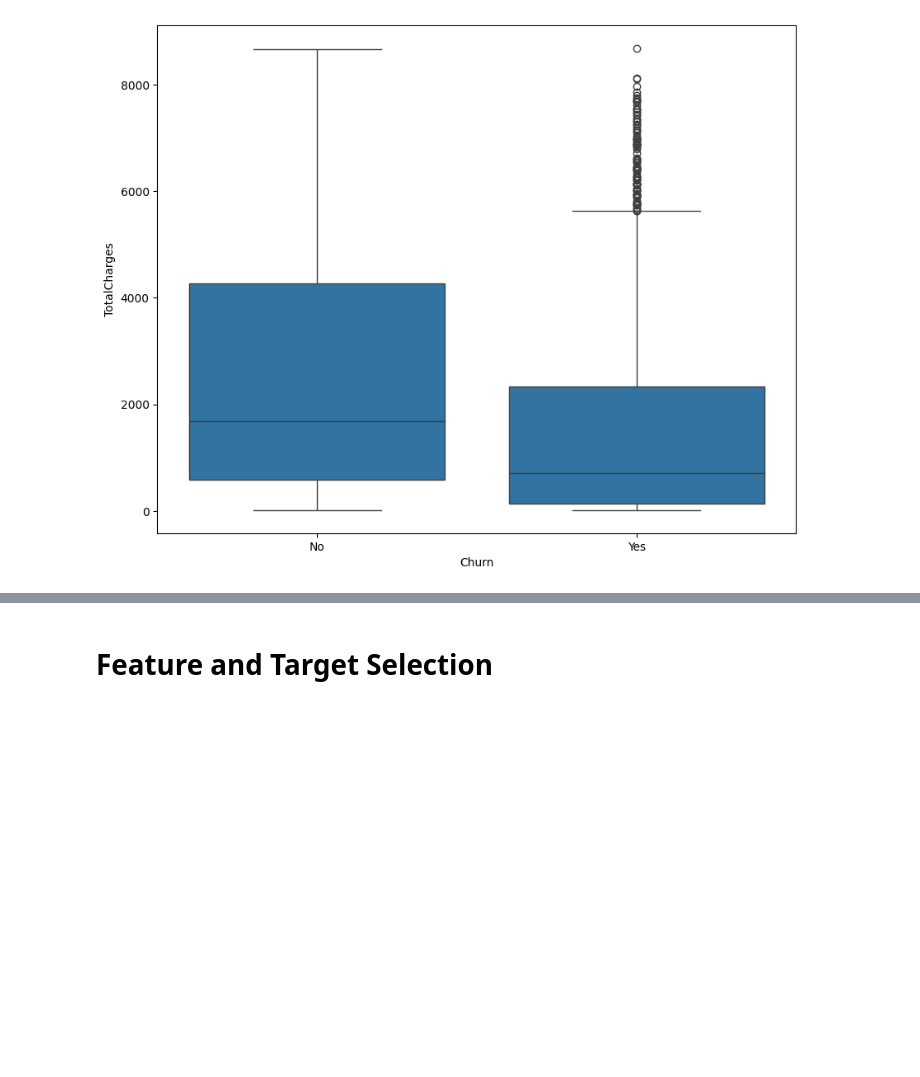
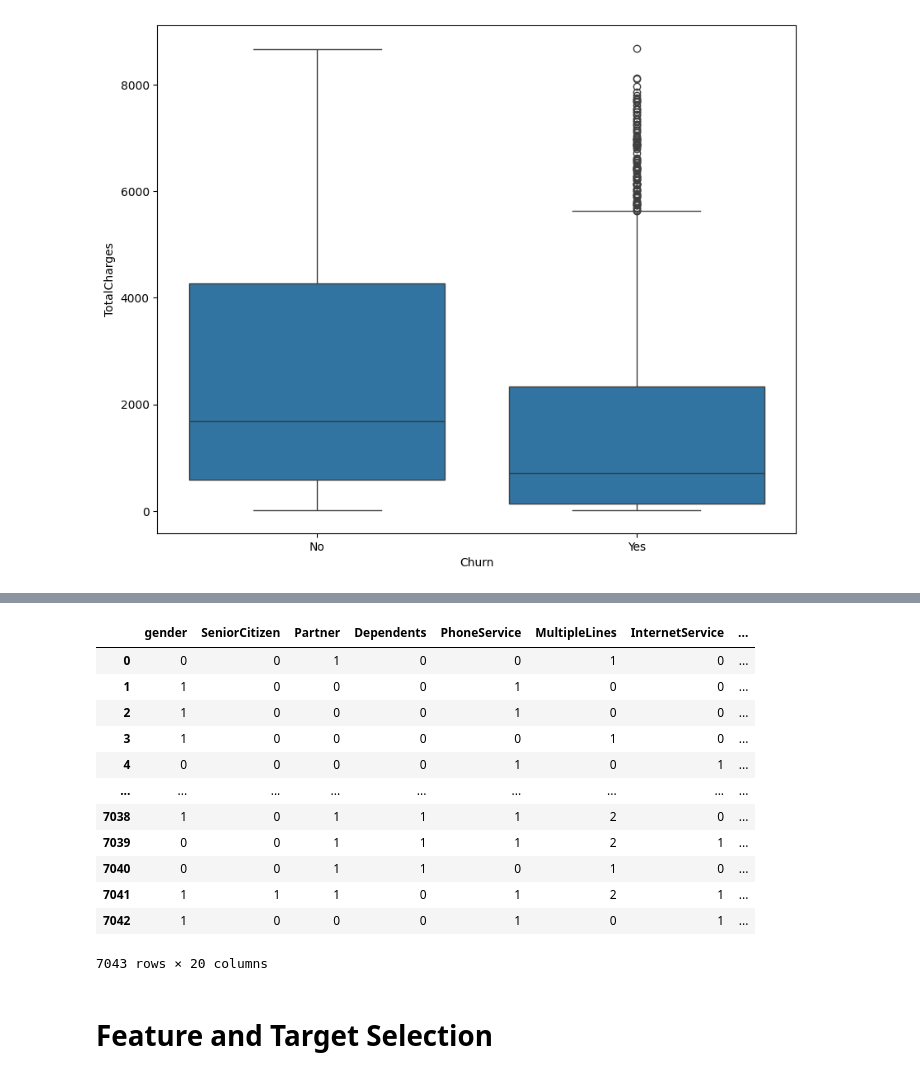
Before and after one commit to Men5ah/73812025_Churning_Customers, a Jupyter notebook: Homework.ipynb, the cells around one changed output, grey strips where cells are left out. Cells and saved outputs as stored; diff of their text form; code cells hidden in the pictures; blank space fills up the shorter version.

```diff
--- a/Homework.ipynb
+++ b/Homework.ipynb
@@ -283,3 +364,29 @@ plt.show()
+# %%
+scaler = StandardScaler()
+
+numerical_columns = ['tenure','MonthlyCharges','TotalCharges']
+df_to_scale = df[numerical]
+df_scaled= scaler.fit_transform(df_to_scale)
+df_scaled = pd.DataFrame(df_scaled, columns=numerical_columns)
+
+for i in numerical_columns:
+    df.drop([i], axis=1, inplace=True)
+df = pd.concat([df, df_scaled], axis=1)
+df
+# %% [output]
+|  | gender | SeniorCitizen | Partner | Dependents | PhoneService | MultipleLines | InternetService | ... |
+| 0 | 0 | 0 | 1 | 0 | 0 | 1 | 0 | ... |
+| 1 | 1 | 0 | 0 | 0 | 1 | 0 | 0 | ... |
+| 2 | 1 | 0 | 0 | 0 | 1 | 0 | 0 | ... |
+| 3 | 1 | 0 | 0 | 0 | 0 | 1 | 0 | ... |
+| 4 | 0 | 0 | 0 | 0 | 1 | 0 | 1 | ... |
+| ... | ... | ... | ... | ... | ... | ... | ... | ... |
+| 7038 | 1 | 0 | 1 | 1 | 1 | 2 | 0 | ... |
+| 7039 | 0 | 0 | 1 | 1 | 1 | 2 | 1 | ... |
+| 7040 | 0 | 0 | 1 | 1 | 0 | 1 | 0 | ... |
+| 7041 | 1 | 1 | 1 | 0 | 1 | 2 | 1 | ... |
+| 7042 | 1 | 0 | 0 | 0 | 1 | 0 | 1 | ... |
+7043 rows × 20 columns
 # %% [markdown]
 # Feature and Target Selection
 # %%
```
Also changed, not shown: parts of 37 cells of this notebook.
